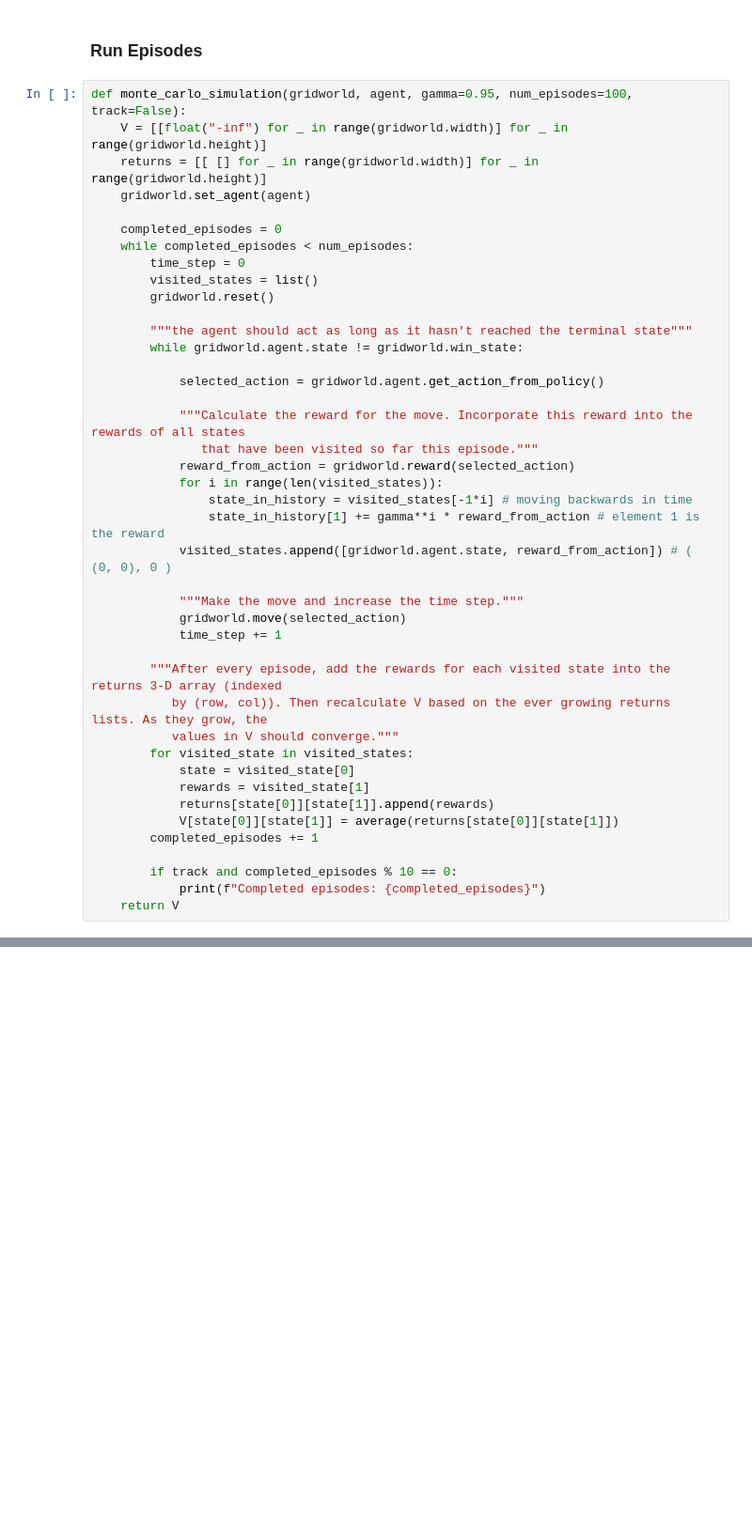
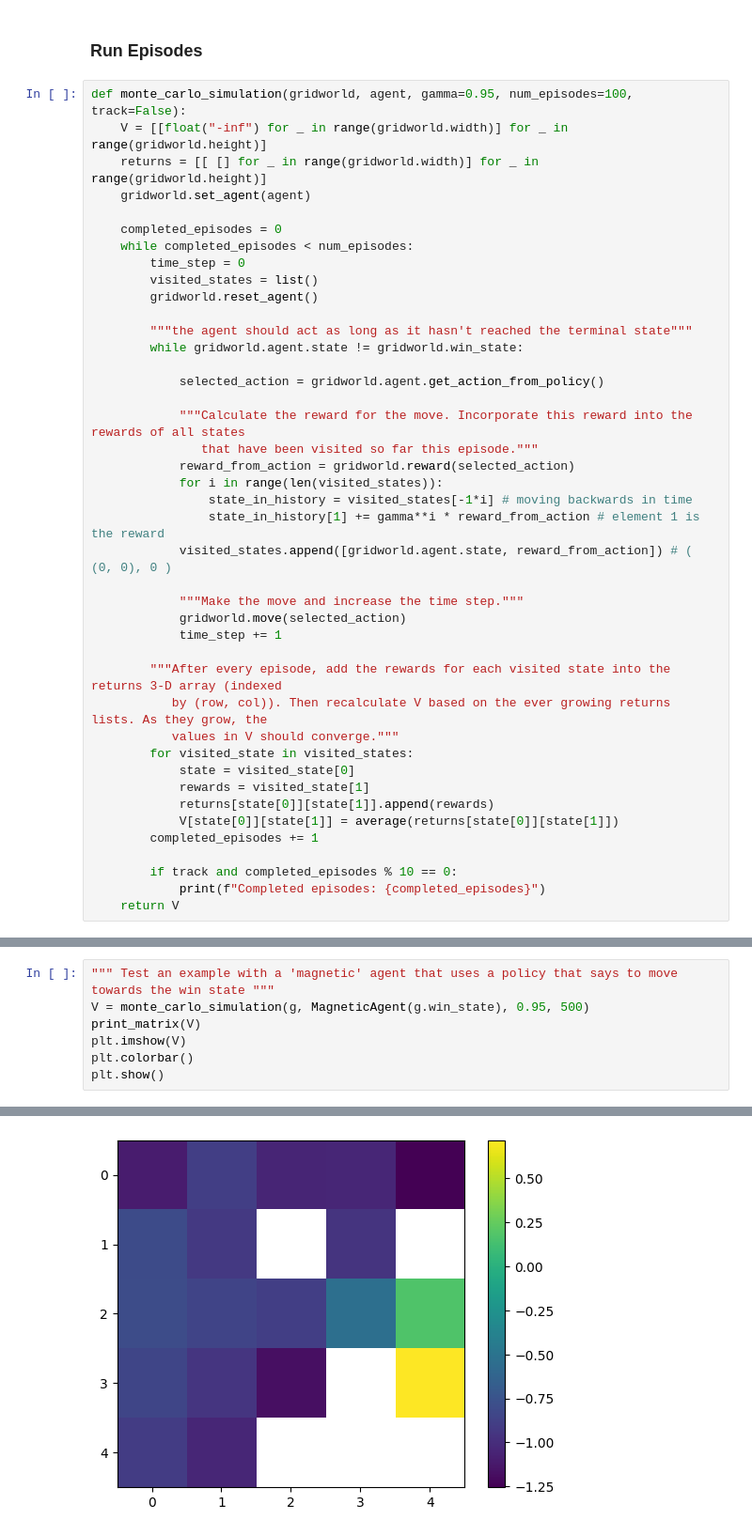
Before and after one commit to syntactic/DeepReinforcementLearning, a Jupyter notebook: Group9_HW2_solution.ipynb, the cells around one changed output, grey strips where cells are left out. Shown at 94% size. Drawn from its saved outputs; the diff is of its cells as text; blank space fills up the shorter version.

```diff
--- a/Group9_HW2_solution.ipynb
+++ b/Group9_HW2_solution.ipynb
@@ -239,7 +329,7 @@ def monte_carlo_simulation(gridworld, agent, gamma=0.95, num_episodes=100, track
     while completed_episodes < num_episodes:
         time_step = 0
         visited_states = list()
-        gridworld.reset()
+        gridworld.reset_agent()
 
         """the agent should act as long as it hasn't reached the terminal state"""
         while gridworld.agent.state != gridworld.win_state:
@@ -273,0 +375,8 @@ def monte_carlo_simulation(gridworld, agent, gamma=0.95, num_episodes=100, track
+# %%
+""" Test an example with a 'magnetic' agent that uses a policy that says to move towards the win state """
+V = monte_carlo_simulation(g, MagneticAgent(g.win_state), 0.95, 500)
+print_matrix(V)
+plt.imshow(V)
+plt.colorbar()
+plt.show()
+# %% [output]
@@ -274 +388,2 @@ def monte_carlo_simulation(gridworld, agent, gamma=0.95, num_episodes=100, track
+[figure, added]
 # %%
```
Also changed, not shown: parts of 13 cells of this notebook.
